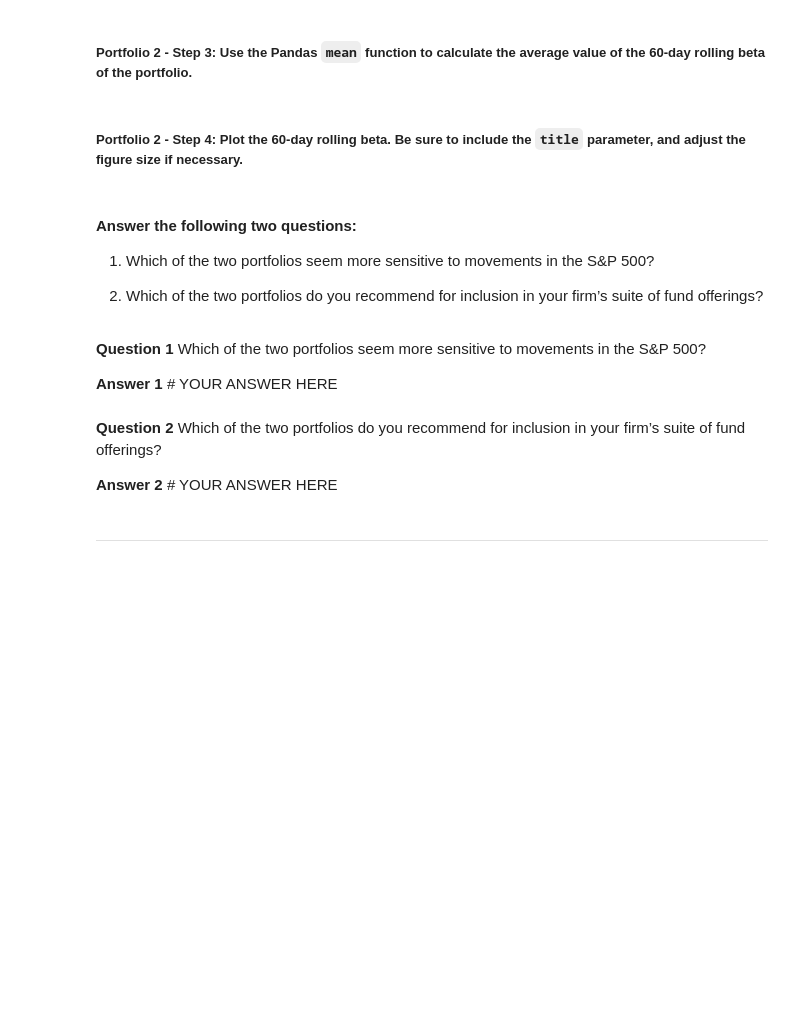
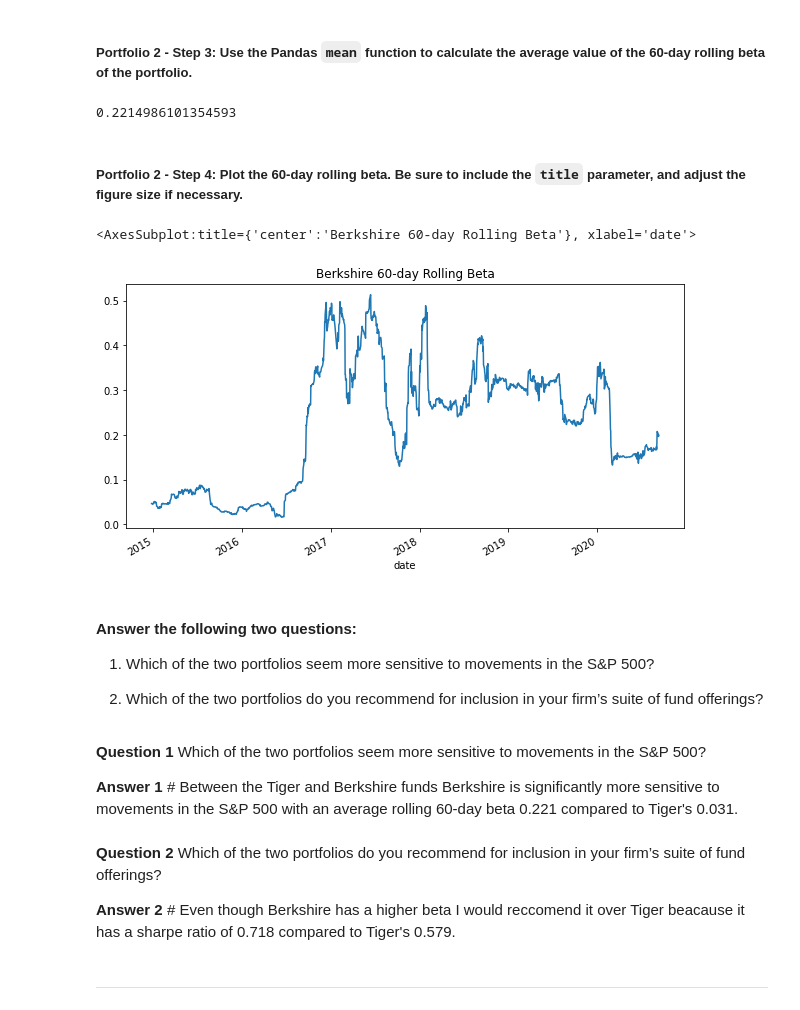
Before and after one commit to n8patterson/portfolio_risk_analysis, a Jupyter notebook: risk_return_analysis.ipynb, the cells around one changed output. Saved outputs shown, nothing was run; the diff lists cells and outputs as text; code cells hidden in the pictures; blank space fills up the shorter version.

```diff
--- a/risk_return_analysis.ipynb
+++ b/risk_return_analysis.ipynb
@@ -521,10 +558,11 @@ Your analysis is nearing completion. Now, you need to evaluate how the portfolio
 # %%
 # Calculate the covariance using a 60-day rolling window
 # Review the last five rows of the covariance data
-# YOUR CODE HERE
+berkshire_60_rolling_cov = berkshire_daily_returns.rolling(60).cov(snp_daily_returns.rolling(60)).dropna()
 # %% [markdown]
 ##### Portfolio 2 - Step 2: Calculate the beta of the portfolio. To do that, divide the covariance of the portfolio by the variance of the S&P 500.
 # %%
 # Calculate the beta based on the 60-day rolling covariance compared to the market (S&P 500)
 # Review the last five rows of the beta information
-# YOUR CODE HERE
+berkshire_beta_rolling_60 = berkshire_60_rolling_cov/snp_60_rolling_var
+berkshire_beta_rolling_60.tail()
@@ -532,13 +578,19 @@ Your analysis is nearing completion. Now, you need to evaluate how the portfolio
 ##### Portfolio 2 - Step 3: Use the Pandas `mean` function to calculate the average value of the 60-day rolling beta of the portfolio.
 # %%
 # Calculate the average of the 60-day rolling beta
-# YOUR CODE HERE
+berkshire_avg_beta = berkshire_beta_rolling_60.mean()
+berkshire_avg_beta
+# %% [output]
+0.2214986101354593
 # %% [markdown]
 ##### Portfolio 2 - Step 4: Plot the 60-day rolling beta. Be sure to include the `title` parameter, and adjust the figure size if necessary.
 # %%
 # Plot the rolling beta
 # Include a title parameter and adjust the figure size
-# YOUR CODE HERE
+berkshire_beta_rolling_60.plot(figsize=(10,5), title='Berkshire 60-day Rolling Beta')
+# %% [output]
+<AxesSubplot:title={'center':'Berkshire 60-day Rolling Beta'}, xlabel='date'>
+[figure, added]
 # %% [markdown]
 #### Answer the following two questions:
 
@@ -548,10 +600,10 @@ Your analysis is nearing completion. Now, you need to evaluate how the portfolio
 # %% [markdown]
 **Question 1** Which of the two portfolios seem more sensitive to movements in the S&P 500?
 
-**Answer 1** # YOUR ANSWER HERE
+**Answer 1** # Between the Tiger and Berkshire funds Berkshire is significantly more sensitive to movements in the S&P 500 with an average rolling 60-day beta 0.221 compared to Tiger's 0.031.
 # %% [markdown]
 **Question 2** Which of the two portfolios do you recommend for inclusion in your firm’s suite of fund offerings?
 
-**Answer 2** # YOUR ANSWER HERE
+**Answer 2** # Even though Berkshire has a higher beta I would reccomend it over Tiger beacause it has a sharpe ratio of 0.718 compared to Tiger's 0.579.
 # %% [markdown]
 ---
```
Also changed, not shown: parts of 6 cells of this notebook.
